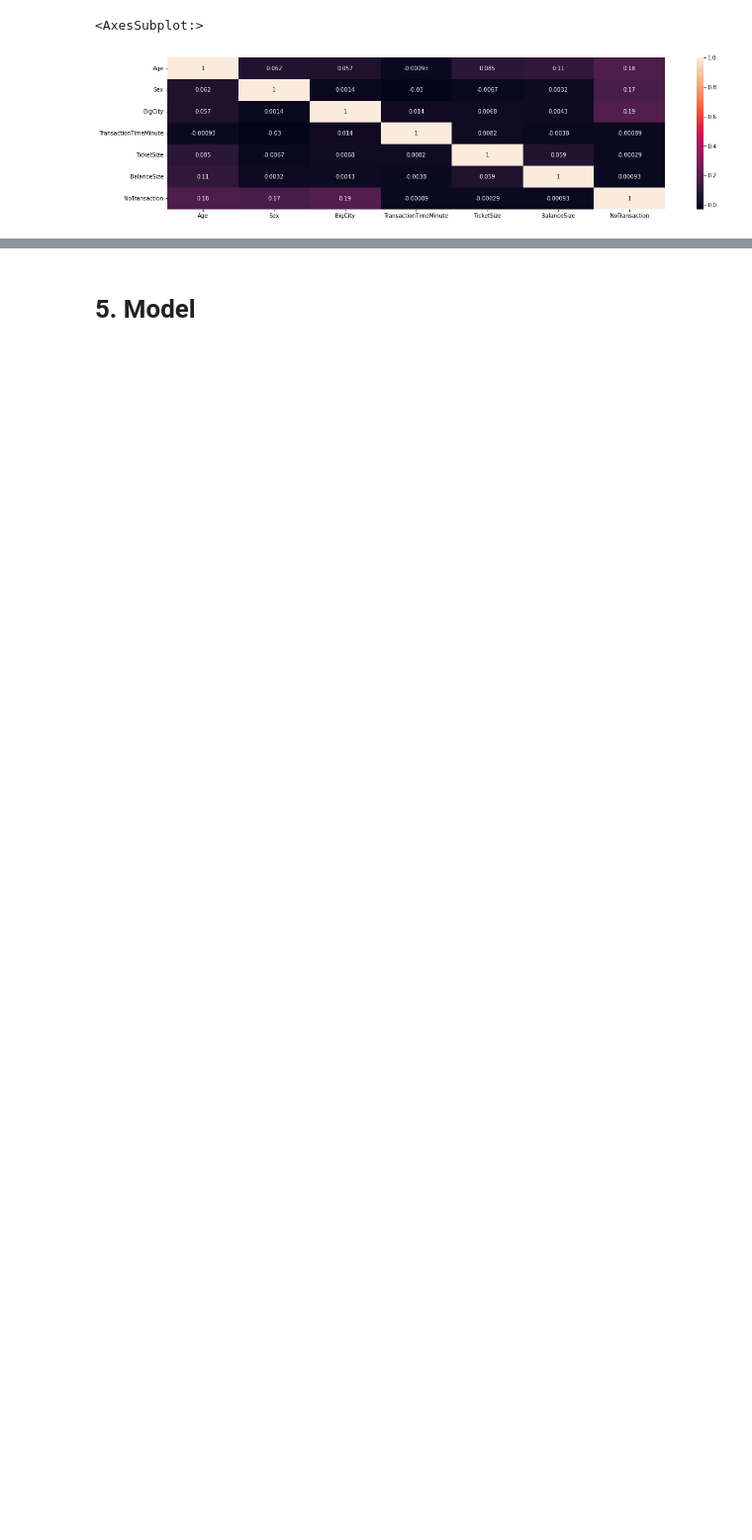
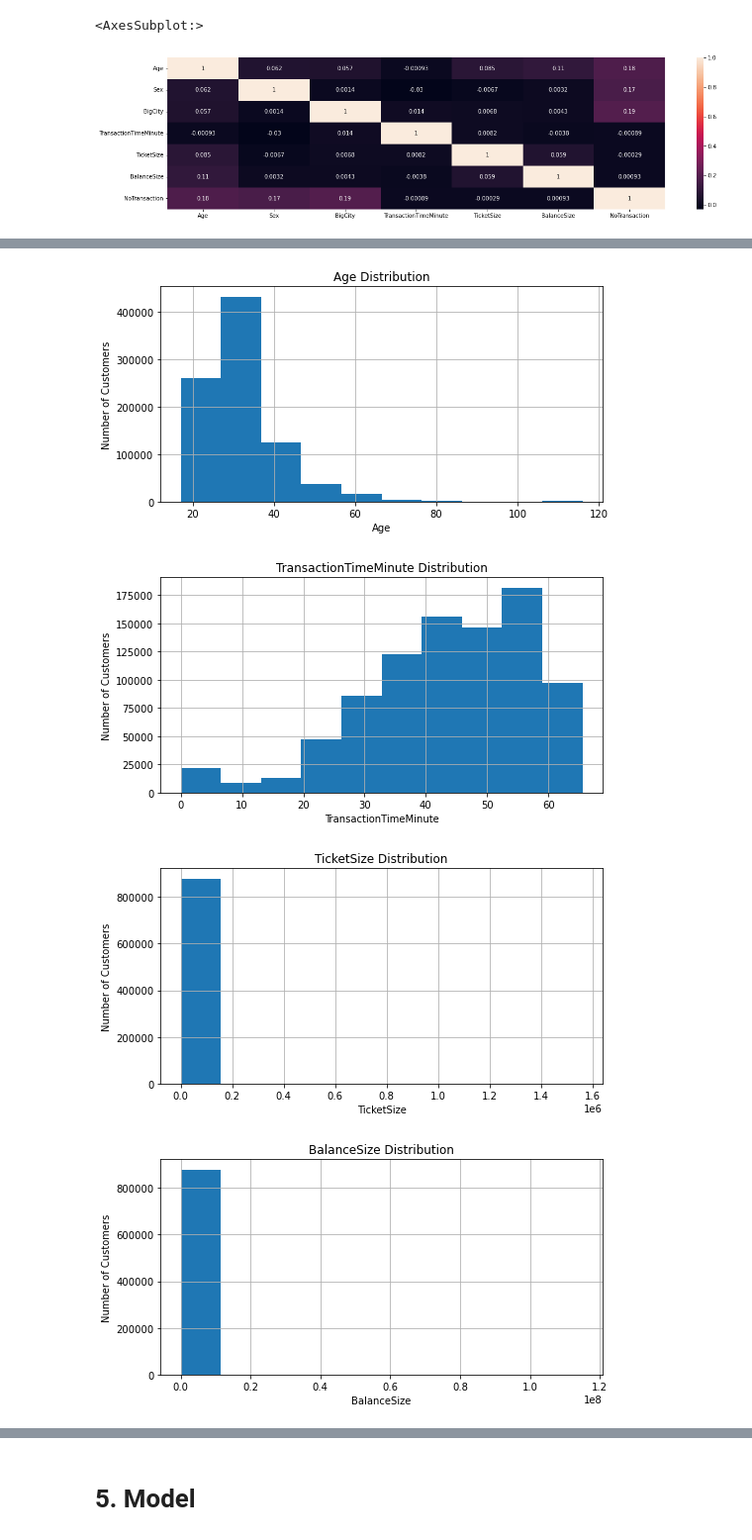
Before and after one commit to peerapat-t/Banking-customer-segmentation, a Jupyter notebook: banking customer segmentation model.ipynb, the cells around one changed output, grey strips where cells are left out. Shown at 99% size. Drawn from its saved outputs; the diff is of its cells as text; code cells hidden in the pictures; blank space fills up the shorter version.

```diff
--- a/banking customer segmentation model.ipynb
+++ b/banking customer segmentation model.ipynb
@@ -531,0 +463,12 @@ sns.heatmap(corr, annot=True, ax=ax)
+# %%
+for col in feature_num:
+    df[col].hist(figsize=(8, 4))
+    plt.title(col + ' Distribution')
+    plt.xlabel(col)
+    plt.ylabel('Number of Customers')
+    plt.show()
+# %% [output]
+[figure, added]
+[figure, added]
+[figure, added]
+[figure, added]
```
Also changed, not shown: parts of 88 cells of this notebook, 2 other files.
